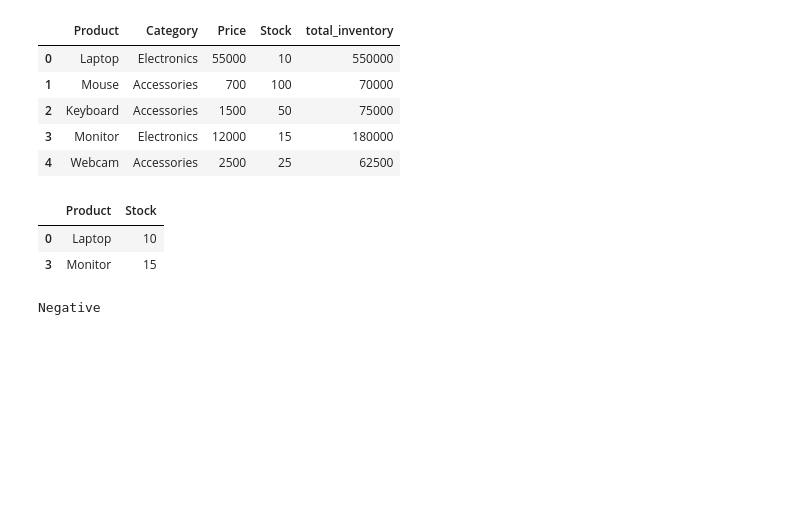
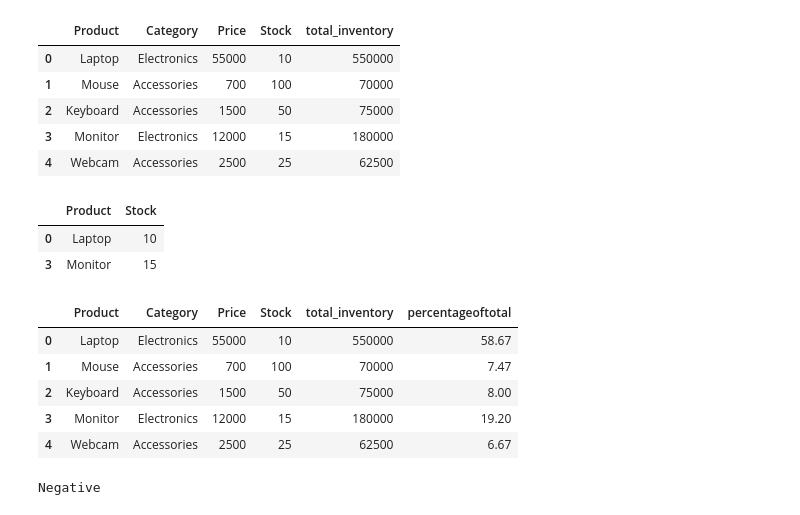
Before and after one commit to AnishShrestha09/pandas, a Jupyter notebook: pandas9.ipynb, the cells around one changed output. Saved outputs shown, nothing was run; the diff lists cells and outputs as text; code cells hidden in the pictures; blank space fills up the shorter version.

```diff
--- a/pandas9.ipynb
+++ b/pandas9.ipynb
@@ -85,6 +85,19 @@ lowstock[["Product","Stock"]]
 |  | Product | Stock |
 | 0 | Laptop | 10 |
 | 3 | Monitor | 15 |
+# %%
+#What is the percentage contribution of each product to the overall inventory amount?
+import numpy as np
+products["percentageoftotal"] = np.round((products["total_inventory"]/ sum(products["total_inventory"]) * 100),2)
+
+products
+# %% [output]
+|  | Product | Category | Price | Stock | total_inventory | percentageoftotal |
+| 0 | Laptop | Electronics | 55000 | 10 | 550000 | 58.67 |
+| 1 | Mouse | Accessories | 700 | 100 | 70000 | 7.47 |
+| 2 | Keyboard | Accessories | 1500 | 50 | 75000 | 8.00 |
+| 3 | Monitor | Electronics | 12000 | 15 | 180000 | 19.20 |
+| 4 | Webcam | Accessories | 2500 | 25 | 62500 | 6.67 |
 # %%
 # Check whether an array is strictly positive
 
```
Also changed, not shown: parts of 10 cells of this notebook.
